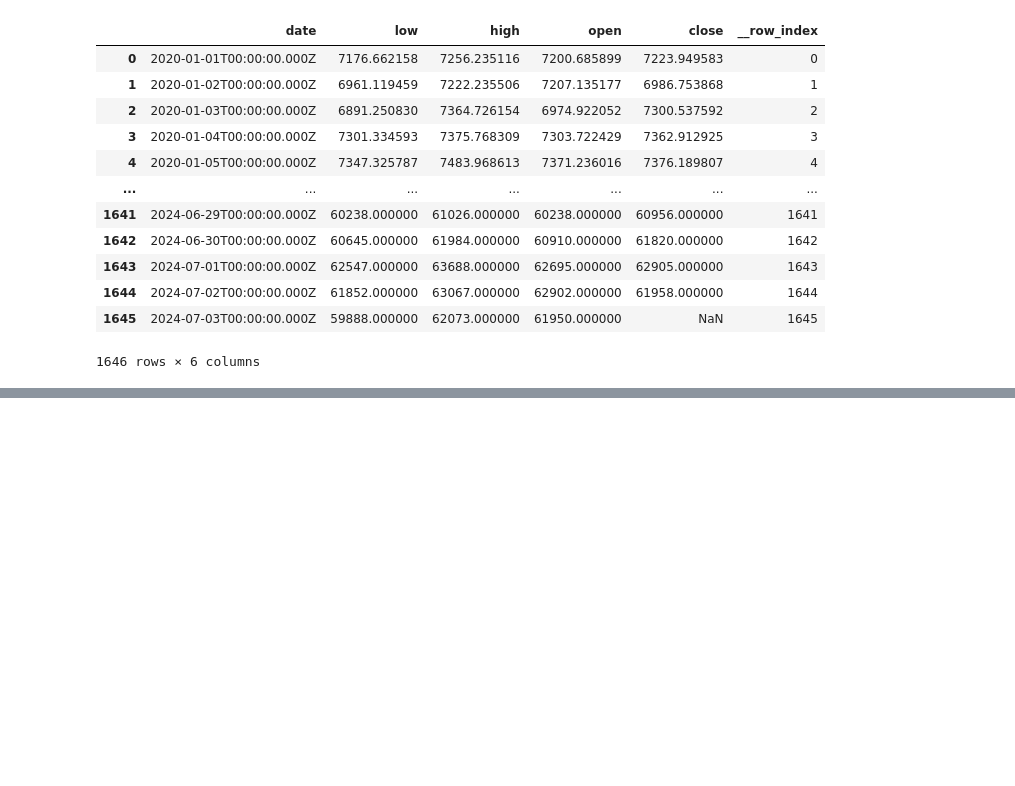
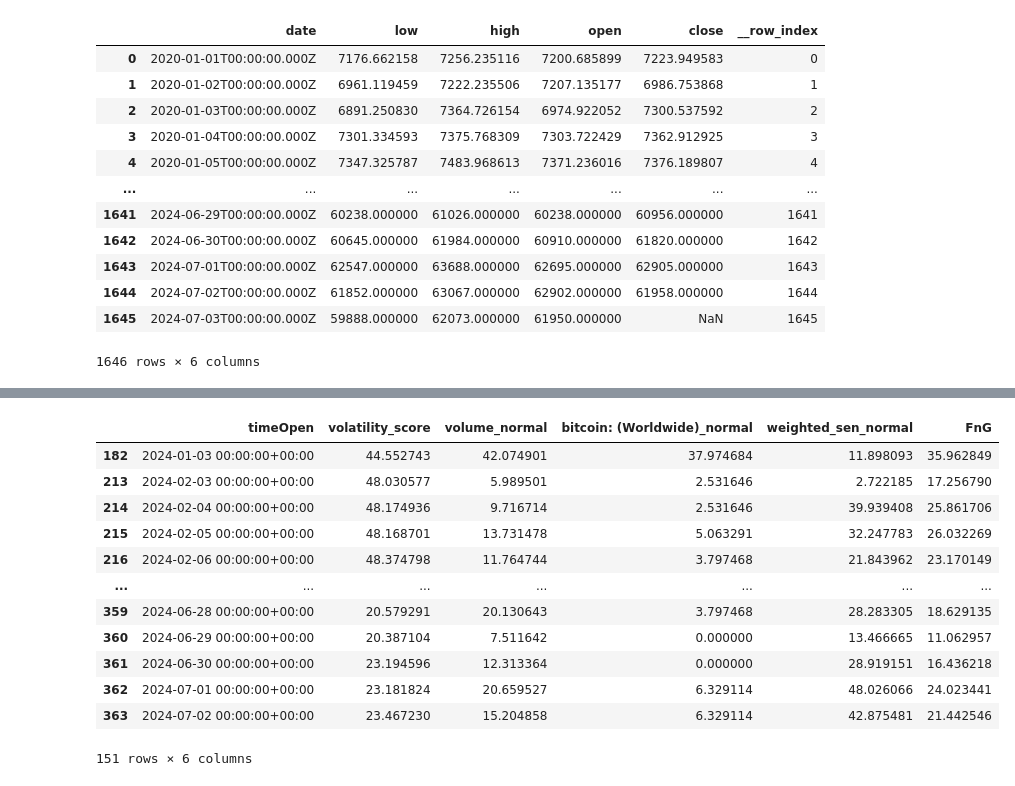
Before and after one commit to NumericCamel/Crypto, a Jupyter notebook: PriceData.ipynb, the cells around one changed output, grey strips where cells are left out. Cells and saved outputs as stored; diff of their text form; code cells hidden in the pictures; blank space fills up the shorter version.

```diff
--- a/PriceData.ipynb
+++ b/PriceData.ipynb
@@ -178,0 +277,19 @@ btc_data
+# %%
+camel_fng = btc_ai[['timeOpen', 'volatility_score', 'volume_normal', 'bitcoin: (Worldwide)_normal', 'weighted_sen_normal']]
+camel_fng = camel_fng.dropna()
+camel_fng['FnG'] = camel_fng.volatility_score*0.3 + camel_fng.volume_normal*0.3 + camel_fng['bitcoin: (Worldwide)_normal']*0.2 + camel_fng.weighted_sen_normal*0.2
+camel_fng
+# %% [output]
+|  | timeOpen | volatility_score | volume_normal | bitcoin: (Worldwide)_normal | weighted_sen_normal | FnG |
+| 182 | 2024-01-03 00:00:00+00:00 | 44.552743 | 42.074901 | 37.974684 | 11.898093 | 35.962849 |
+| 213 | 2024-02-03 00:00:00+00:00 | 48.030577 | 5.989501 | 2.531646 | 2.722185 | 17.256790 |
+| 214 | 2024-02-04 00:00:00+00:00 | 48.174936 | 9.716714 | 2.531646 | 39.939408 | 25.861706 |
+| 215 | 2024-02-05 00:00:00+00:00 | 48.168701 | 13.731478 | 5.063291 | 32.247783 | 26.032269 |
+| 216 | 2024-02-06 00:00:00+00:00 | 48.374798 | 11.764744 | 3.797468 | 21.843962 | 23.170149 |
+| ... | ... | ... | ... | ... | ... | ... |
+| 359 | 2024-06-28 00:00:00+00:00 | 20.579291 | 20.130643 | 3.797468 | 28.283305 | 18.629135 |
+| 360 | 2024-06-29 00:00:00+00:00 | 20.387104 | 7.511642 | 0.000000 | 13.466665 | 11.062957 |
+| 361 | 2024-06-30 00:00:00+00:00 | 23.194596 | 12.313364 | 0.000000 | 28.919151 | 16.436218 |
+| 362 | 2024-07-01 00:00:00+00:00 | 23.181824 | 20.659527 | 6.329114 | 48.026066 | 24.023441 |
+| 363 | 2024-07-02 00:00:00+00:00 | 23.467230 | 15.204858 | 6.329114 | 42.875481 | 21.442546 |
+151 rows × 6 columns
```
Also changed, not shown: parts of 9 cells of this notebook, 9 other files.
